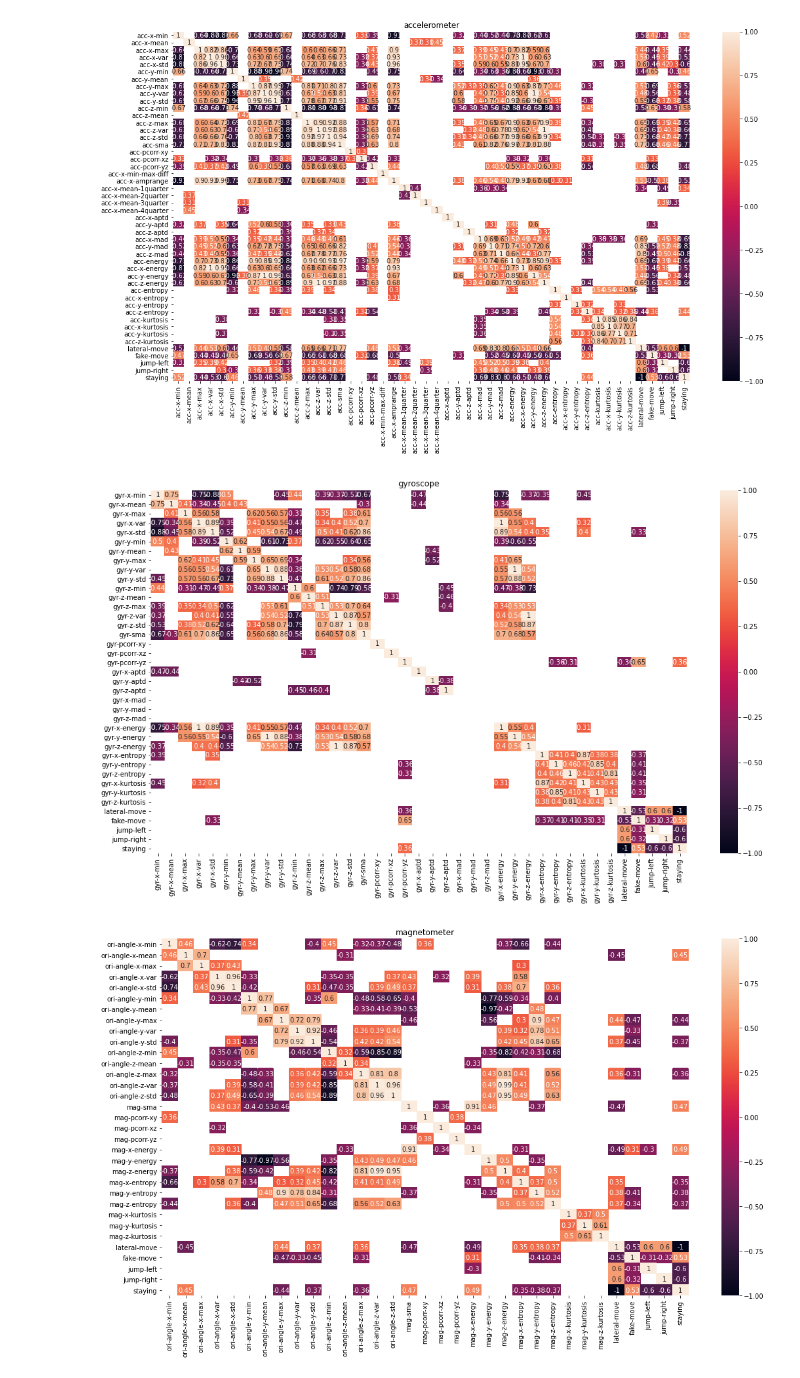
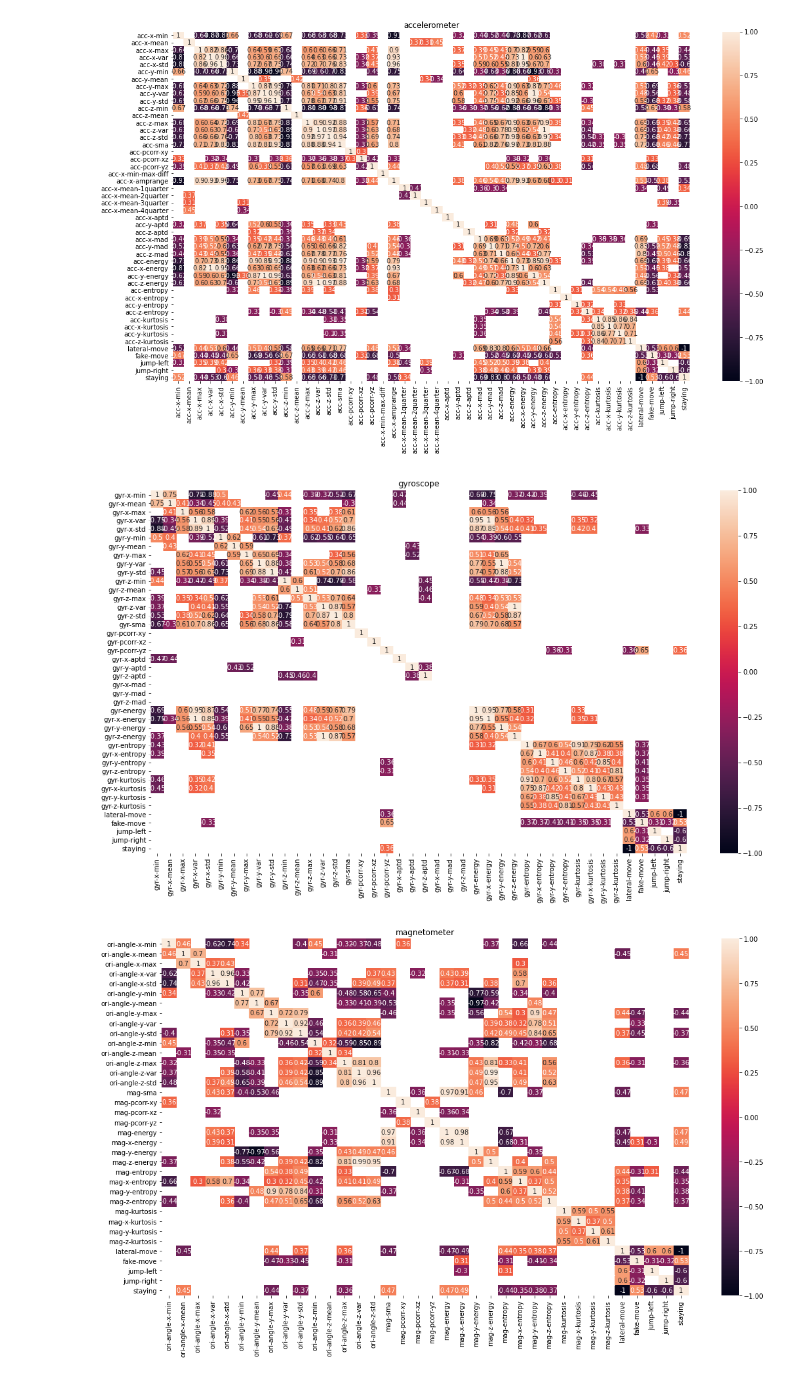
Before and after one commit to djocraveiro/duck-catch-and-fit, a Jupyter notebook: Notebooks/AmI2022.ipynb, the cells around one changed output. Drawn from its saved outputs; the diff is of its cells as text; code cells hidden in the pictures.

```diff
--- a/Notebooks/AmI2022.ipynb
+++ b/Notebooks/AmI2022.ipynb
@@ -698,6 +699,10 @@ newFeatures = [
         'func': (lambda row: median_absolute_deviation(row["gyr-z-rad/s"]))
     },
     {
+        'name': 'gyr-fft', 'dtype': object,
+        'func': (lambda row: fft(row["gyr-rms"]))
+    },
+    {
         'name': 'gyr-x-fft', 'dtype': object,
         'func': (lambda row: fft(row["gyr-x-rad/s"]))
     },
@@ -708,6 +713,10 @@ newFeatures = [
     {
         'name': 'gyr-z-fft', 'dtype': object,
         'func': (lambda row: fft(row["gyr-z-rad/s"]))
+    },
+    {
+        'name': 'gyr-energy', 'dtype': np.float64,
+        'func': (lambda row: energy(row["gyr-fft"]))
     },
     {
         'name': 'gyr-x-energy', 'dtype': np.float64,
@@ -722,6 +731,10 @@ newFeatures = [
         'func': (lambda row: energy(row["gyr-z-fft"]))
     },
     {
+        'name': 'gyr-entropy', 'dtype': np.float64,
+        'func': (lambda row: entropy(row["gyr-fft"]))
+    },
+    {
         'name': 'gyr-x-entropy', 'dtype': np.float64,
         'func': (lambda row: entropy(row["gyr-x-fft"]))
     },
@@ -732,6 +745,10 @@ newFeatures = [
     {
         'name': 'gyr-z-entropy', 'dtype': np.float64,
         'func': (lambda row: entropy(row["gyr-z-fft"]))
+    },
+    {
+        'name': 'gyr-kurtosis', 'dtype': np.float64,
+        'func': (lambda row: calc_kurtosis(row["gyr-rms"]))
     },
     {
         'name': 'gyr-x-kurtosis', 'dtype': np.float64,
@@ -767,6 +784,10 @@ newFeatures = [
         'func': (lambda row: pcorr(row["ori-angle-y-rad"], row["ori-angle-z-rad"]))
     },
     {
+        'name': 'mag-fft', 'dtype': object,
+        'func': (lambda row: fft(row["mag-rms"]))
+    },
+    {
         'name': 'mag-x-fft', 'dtype': object,
         'func': (lambda row: fft(row["ori-angle-x-rad"]))
     },
@@ -777,6 +798,10 @@ newFeatures = [
     {
         'name': 'mag-z-fft', 'dtype': object,
         'func': (lambda row: fft(row["ori-angle-z-rad"]))
+    },
+    {
+        'name': 'mag-energy', 'dtype': np.float64,
+        'func': (lambda row: energy(row["mag-fft"]))
     },
     {
         'name': 'mag-x-energy', 'dtype': np.float64,
@@ -791,6 +816,10 @@ newFeatures = [
         'func': (lambda row: energy(row["mag-z-fft"]))
     },
     {
+        'name': 'mag-entropy', 'dtype': np.float64,
+        'func': (lambda row: entropy(row["mag-fft"]))
+    },
+    {
         'name': 'mag-x-entropy', 'dtype': np.float64,
         'func': (lambda row: entropy(row["mag-x-fft"]))
     },
@@ -801,6 +830,10 @@ newFeatures = [
     {
         'name': 'mag-z-entropy', 'dtype': np.float64,
         'func': (lambda row: entropy(row["mag-z-fft"]))
+    },
+     {
+        'name': 'mag-kurtosis', 'dtype': np.float64,
+        'func': (lambda row: calc_kurtosis(row["mag-rms"]))
     },
     {
         'name': 'mag-x-kurtosis', 'dtype': np.float64,
@@ -1047,12 +1081,15 @@ dfCorr = scaled_df[[
     'gyr-x-mad',
     'gyr-y-mad',
     'gyr-z-mad',
+    'gyr-energy',
     'gyr-x-energy',
     'gyr-y-energy',
     'gyr-z-energy',
+    'gyr-entropy',
     'gyr-x-entropy',
     'gyr-y-entropy',
     'gyr-z-entropy',
+    'gyr-kurtosis',
     'gyr-x-kurtosis',
     'gyr-y-kurtosis',
     'gyr-z-kurtosis',
@@ -1071,7 +1108,7 @@ plt.title('gyroscope')
 sn.heatmap(dfCorr, annot=True)
 plt.show()
 # %% [output]
-[figure, old version]
+[figure, new version]
 # %%
 dfCorr = scaled_df[[
     'ori-angle-x-min',
@@ -1090,34 +1127,37 @@ dfCorr = scaled_df[[
     'ori-angle-z-var',
     'ori-angle-z-std',
     'mag-sma',
     'mag-pcorr-xy',
     'mag-pcorr-xz',
     'mag-pcorr-yz',
+    'mag-energy',
     'mag-x-energy',
     'mag-y-energy',
     'mag-z-energy',
+    'mag-entropy',
     'mag-x-entropy',
     'mag-y-entropy',
     'mag-z-entropy',
+    'mag-kurtosis',
     'mag-x-kurtosis',
     'mag-y-kurtosis',
     'mag-z-kurtosis',
     'lateral-move',
     'fake-move',
     'jump-left',
     'jump-right',
     'staying',
     #LABEL_COL
 ]].corr()
 
 dfCorr = dfCorr[((dfCorr > MIN_POS_CORR) | (dfCorr < MIN_NEG_CORR))]
 
 plt.figure(figsize=(18,10))
 plt.title('magnetometer')
 sn.heatmap(dfCorr, annot=True)
 plt.show()
 # %% [output]
-[figure, old version]
+[figure, new version]
 # %%
 #move label column to the end
 activityClassColumn = df.pop(OUT_LABEL_COL)
```
Also changed, not shown: parts of 9 cells of this notebook.
